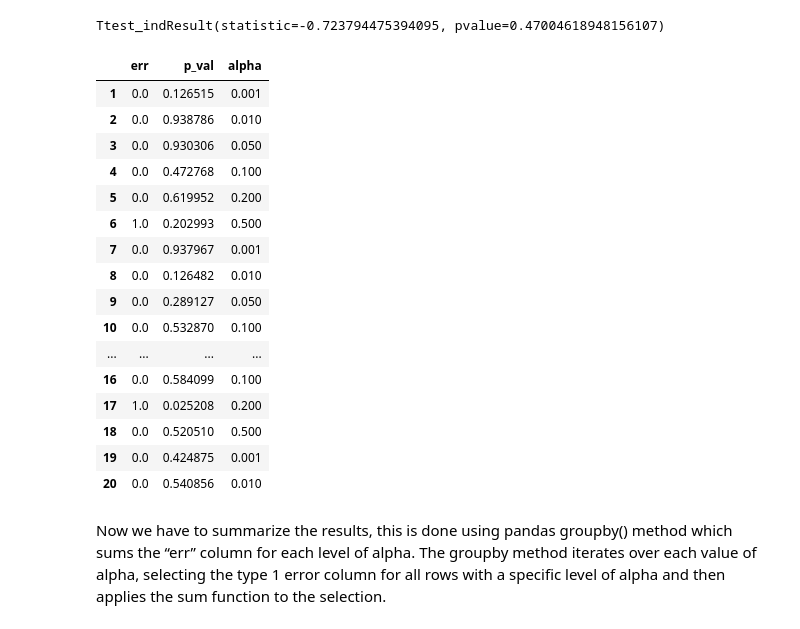
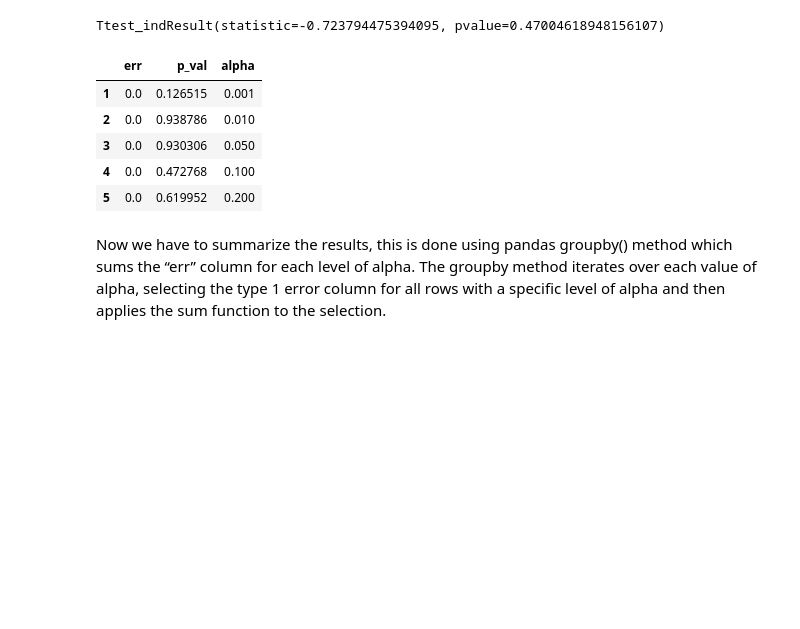
Before and after one commit to kevzha/dsc-2-20-11type-1-and-type-2-errors-lab-nyc-ds-career-012819, a Jupyter notebook: index.ipynb, the cells around one changed output. Saved outputs shown, nothing was run; the diff lists cells and outputs as text; code cells hidden in the pictures; blank space fills up the shorter version.

```diff
--- a/index.ipynb
+++ b/index.ipynb
@@ -146,25 +146,14 @@ result
 # %% [output]
 Ttest_indResult(statistic=-0.723794475394095, pvalue=0.47004618948156107)
 # %%
-sigTests.head(20)
+sigTests.head()
 # %% [output]
 |  | err | p_val | alpha |
 | 1 | 0.0 | 0.126515 | 0.001 |
 | 2 | 0.0 | 0.938786 | 0.010 |
 | 3 | 0.0 | 0.930306 | 0.050 |
 | 4 | 0.0 | 0.472768 | 0.100 |
 | 5 | 0.0 | 0.619952 | 0.200 |
-| 6 | 1.0 | 0.202993 | 0.500 |
-| 7 | 0.0 | 0.937967 | 0.001 |
-| 8 | 0.0 | 0.126482 | 0.010 |
-| 9 | 0.0 | 0.289127 | 0.050 |
-| 10 | 0.0 | 0.532870 | 0.100 |
-| ... | ... | ... | ... |
-| 16 | 0.0 | 0.584099 | 0.100 |
-| 17 | 1.0 | 0.025208 | 0.200 |
-| 18 | 0.0 | 0.520510 | 0.500 |
-| 19 | 0.0 | 0.424875 | 0.001 |
-| 20 | 0.0 | 0.540856 | 0.010 |
 # %% [markdown]
 Now we have to summarize the results, this is done using pandas groupby() method which sums the “err” column for each level of alpha. The groupby method iterates over each value of alpha, selecting the type 1 error column for all rows with a specific level of alpha and then applies the sum function to the selection.
 # %%
```
